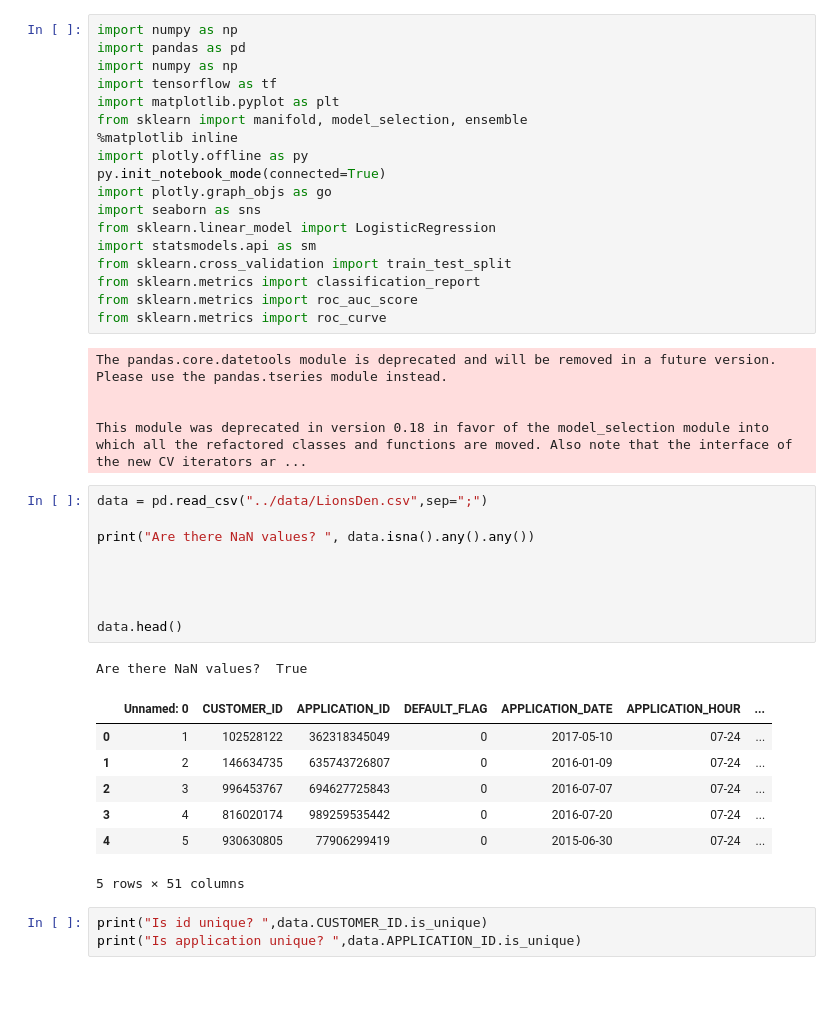
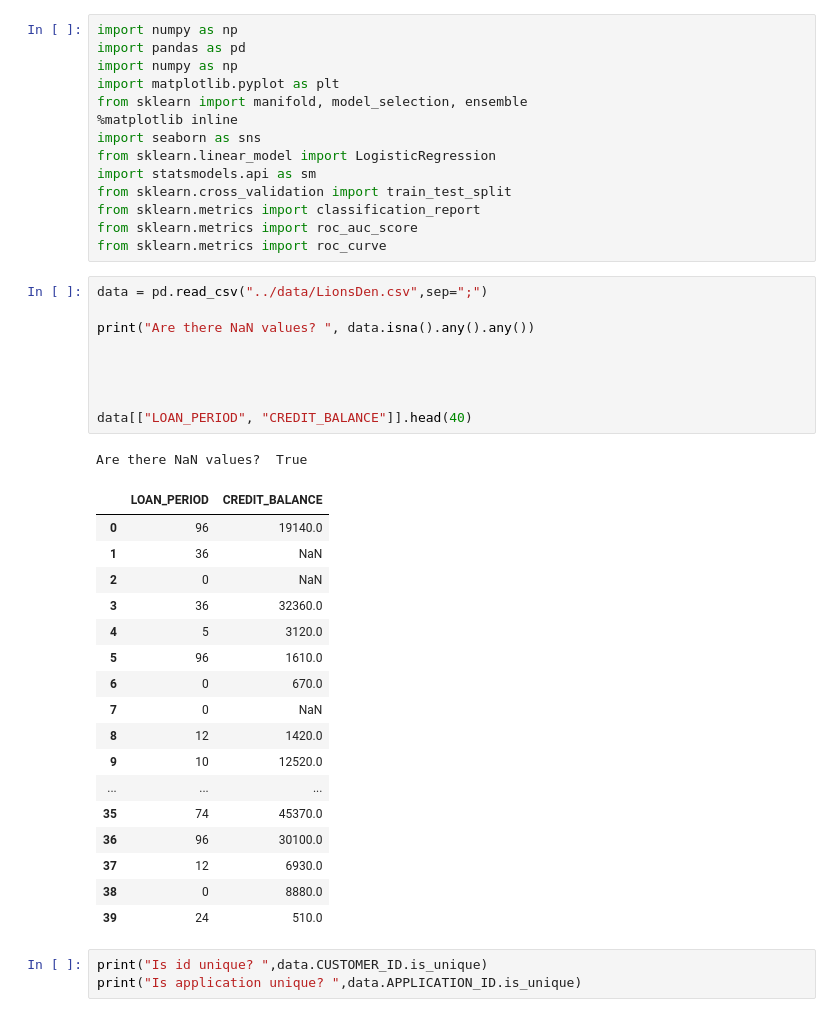
Before and after one commit to tasuki/TeamNameING, a Jupyter notebook: notebooks/Tom.ipynb, the cells around one changed output. Cells and saved outputs as stored; diff of their text form; blank space fills up the shorter version.

```diff
--- a/notebooks/Tom.ipynb
+++ b/notebooks/Tom.ipynb
@@ -2,13 +2,9 @@
 import numpy as np
 import pandas as pd
 import numpy as np
-import tensorflow as tf
 import matplotlib.pyplot as plt
 from sklearn import manifold, model_selection, ensemble
 %matplotlib inline
-import plotly.offline as py
-py.init_notebook_mode(connected=True)
-import plotly.graph_objs as go
 import seaborn as sns
 from sklearn.linear_model import LogisticRegression
 import statsmodels.api as sm
@@ -16,29 +12,34 @@ from sklearn.cross_validation import train_test_split
 from sklearn.metrics import classification_report
 from sklearn.metrics import roc_auc_score
 from sklearn.metrics import roc_curve
-# %% [output]
-The pandas.core.datetools module is deprecated and will be removed in a future version. Please use the pandas.tseries module instead.
-
-
-This module was deprecated in version 0.18 in favor of the model_selection module into which all the refactored classes and functions are moved. Also note that the interface of the new CV iterators ar ...
 # %%
 data = pd.read_csv("../data/LionsDen.csv",sep=";")
 
 print("Are there NaN values? ", data.isna().any().any())
 
 
 
 
-data.head()
+data[["LOAN_PERIOD", "CREDIT_BALANCE"]].head(40)
 # %% [output]
 Are there NaN values?  True
-|  | Unnamed: 0 | CUSTOMER_ID | APPLICATION_ID | DEFAULT_FLAG | APPLICATION_DATE | APPLICATION_HOUR | ... |
-| 0 | 1 | 102528122 | 362318345049 | 0 | 2017-05-10 | 07-24 | ... |
-| 1 | 2 | 146634735 | 635743726807 | 0 | 2016-01-09 | 07-24 | ... |
-| 2 | 3 | 996453767 | 694627725843 | 0 | 2016-07-07 | 07-24 | ... |
-| 3 | 4 | 816020174 | 989259535442 | 0 | 2016-07-20 | 07-24 | ... |
-| 4 | 5 | 930630805 | 77906299419 | 0 | 2015-06-30 | 07-24 | ... |
+|  | LOAN_PERIOD | CREDIT_BALANCE |
+| 0 | 96 | 19140.0 |
+| 1 | 36 | NaN |
+| 2 | 0 | NaN |
+| 3 | 36 | 32360.0 |
+| 4 | 5 | 3120.0 |
+| 5 | 96 | 1610.0 |
+| 6 | 0 | 670.0 |
+| 7 | 0 | NaN |
+| 8 | 12 | 1420.0 |
+| 9 | 10 | 12520.0 |
+| ... | ... | ... |
+| 35 | 74 | 45370.0 |
+| 36 | 96 | 30100.0 |
+| 37 | 12 | 6930.0 |
+| 38 | 0 | 8880.0 |
+| 39 | 24 | 510.0 |
-5 rows × 51 columns
 # %%
 print("Is id unique? ",data.CUSTOMER_ID.is_unique)
 print("Is application unique? ",data.APPLICATION_ID.is_unique)
```
Also changed, not shown: parts of 12 cells of this notebook.
